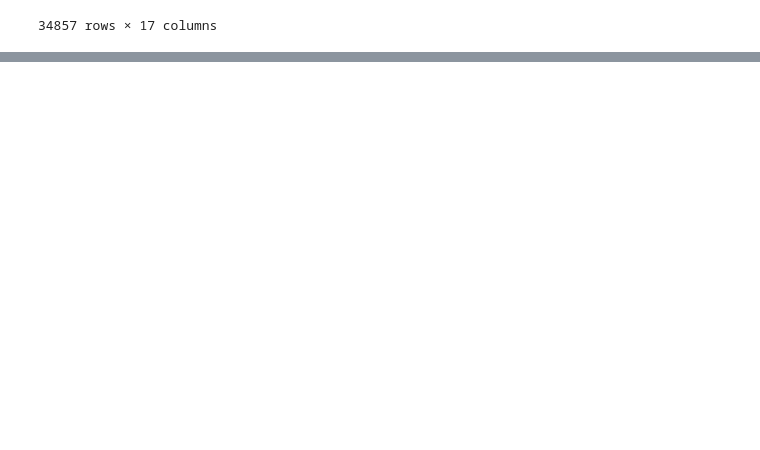
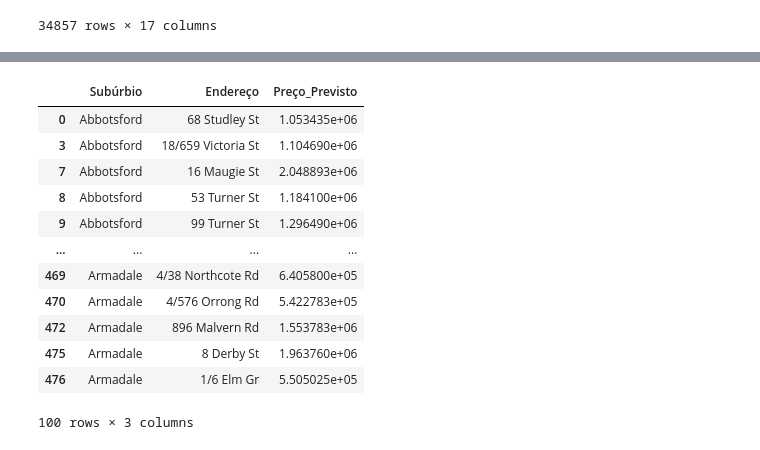
Before and after one commit to DanielFilho16/IA, a Jupyter notebook: src/dados.ipynb, the cells around one changed output, grey strips where cells are left out. Saved outputs shown, nothing was run; the diff lists cells and outputs as text; code cells hidden in the pictures; blank space fills up the shorter version.

```diff
--- a/src/dados.ipynb
+++ b/src/dados.ipynb
@@ -163,0 +184,30 @@ ModuleNotFoundError: No module named 'sklearn'
+# %%
+# Selecionar casas sem preço
+df_sem_preco = df[df['Preço'].isna()].copy()
+#display(df_sem_preco)
+
+# Preparar entradas para previsão
+X_novas = df_sem_preco.drop(columns=colunas_para_remover, errors='ignore')
+X_novas = pd.get_dummies(X_novas, drop_first=True)
+
+# Garantir que X_novas tenha as mesmas colunas que X_train
+X_novas = X_novas.reindex(columns=X.columns, fill_value=0)
+
+# Prever
+df_sem_preco['Preço_Previsto'] = modelo.predict(X_novas)
+# Exibir as primeiras linhas com os preços previstos
+display(df_sem_preco[['Subúrbio', 'Endereço', 'Preço_Previsto']].head(100))
+# %% [output]
+|  | Subúrbio | Endereço | Preço_Previsto |
+| 0 | Abbotsford | 68 Studley St | 1.053435e+06 |
+| 3 | Abbotsford | 18/659 Victoria St | 1.104690e+06 |
+| 7 | Abbotsford | 16 Maugie St | 2.048893e+06 |
+| 8 | Abbotsford | 53 Turner St | 1.184100e+06 |
+| 9 | Abbotsford | 99 Turner St | 1.296490e+06 |
+| ... | ... | ... | ... |
+| 469 | Armadale | 4/38 Northcote Rd | 6.405800e+05 |
+| 470 | Armadale | 4/576 Orrong Rd | 5.422783e+05 |
+| 472 | Armadale | 896 Malvern Rd | 1.553783e+06 |
+| 475 | Armadale | 8 Derby St | 1.963760e+06 |
+| 476 | Armadale | 1/6 Elm Gr | 5.505025e+05 |
+100 rows × 3 columns
```
Also changed, not shown: parts of 2 cells of this notebook.
